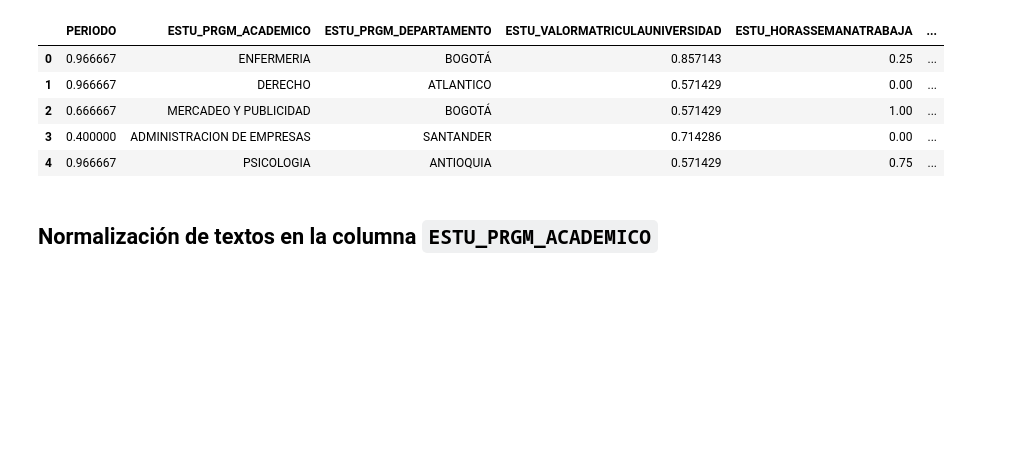
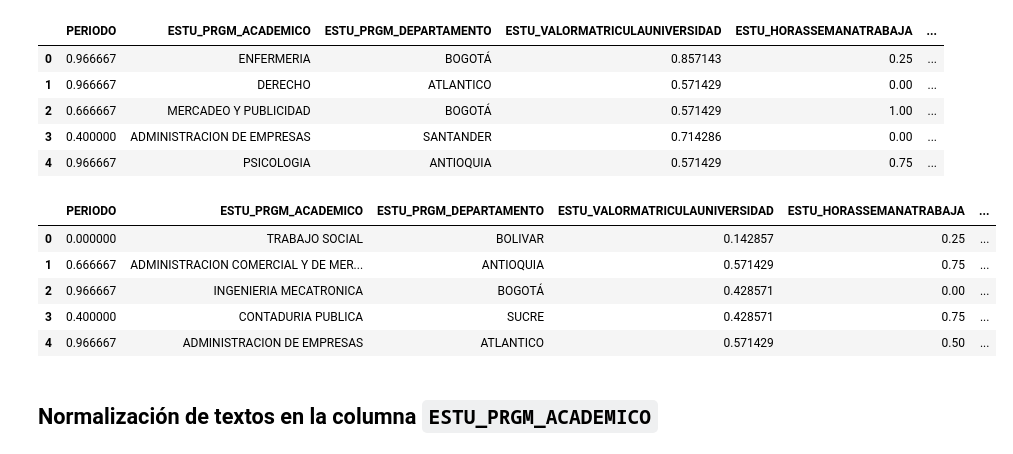
Before and after one commit to LuisDavid999/UDEA-ai4eng-20251-Pruebas-Saber-Pro-Colombia, a Jupyter notebook: 02 - preprocesado.ipynb, the cells around one changed output. Cells and saved outputs as stored; diff of their text form; code cells hidden in the pictures; blank space fills up the shorter version.

```diff
--- a/02 - preprocesado.ipynb
+++ b/02 - preprocesado.ipynb
@@ -88,2 +120,6 @@ print(np.unique(dataset['PERIODO']))
 # %% [output]
 [20183 20184 20194 20195 20196 20202 20203 20212 20213]
+# %%
+X_test['PERIODO'] = X_test['PERIODO'].astype('category').cat.as_ordered()
+
+print(np.unique(X_test['PERIODO']))
@@ -264,3 +396,21 @@ FAMI_EDUCACIONPADRE
 0.090909     16592
 0.181818      9229
 Name: count, dtype: int64
+# %%
+# Convertir a categoría ordinal
+X_test['FAMI_EDUCACIONPADRE'] = pd.Categorical(
+    X_test['FAMI_EDUCACIONPADRE'],
+    categories=educacion_padre_order,
+    ordered=True
+)
+
+# Obtener códigos numéricos (0 a n-1)
+X_test['FAMI_EDUCACIONPADRE'] = X_test['FAMI_EDUCACIONPADRE'].cat.codes
+
+# Escalar entre 0 y 1
+scaler = MinMaxScaler()
+X_test['FAMI_EDUCACIONPADRE'] = scaler.fit_transform(
+    X_test[['FAMI_EDUCACIONPADRE']]
+)
+
+print(X_test['FAMI_EDUCACIONPADRE'].value_counts())
@@ -310,3 +475,21 @@ FAMI_EDUCACIONMADRE
 0.090909      3017
 0.181818      1918
 Name: count, dtype: int64
+# %%
+# Convertir a categoría ordinal
+X_test['FAMI_EDUCACIONMADRE'] = pd.Categorical(
+    X_test['FAMI_EDUCACIONMADRE'],
+    categories=educacion_madre_order,
+    ordered=True
+)
+
+# Obtener códigos numéricos (0 a n-1)
+X_test['FAMI_EDUCACIONMADRE'] = X_test['FAMI_EDUCACIONMADRE'].cat.codes
+
+# Escalar entre 0 y 1
+scaler = MinMaxScaler()
+X_test['FAMI_EDUCACIONMADRE'] = scaler.fit_transform(
+    X_test[['FAMI_EDUCACIONMADRE']]
+)
+
+print(X_test['FAMI_EDUCACIONMADRE'].value_counts())
@@ -361,6 +554,17 @@ dataset.head()
 | 2 | 0.666667 | MERCADEO Y PUBLICIDAD | BOGOTÁ | 0.571429 | 1.00 | ... |
 | 3 | 0.400000 | ADMINISTRACION DE EMPRESAS | SANTANDER | 0.714286 | 0.00 | ... |
 | 4 | 0.966667 | PSICOLOGIA | ANTIOQUIA | 0.571429 | 0.75 | ... |
+# %%
+X_test[binary_cols] = X_test[binary_cols].apply(lambda x: x.map({'Si': 1, 'No': 0, 'S': 1, 'N': 0}))
+
+X_test.head()
+# %% [output]
+|  | PERIODO | ESTU_PRGM_ACADEMICO | ESTU_PRGM_DEPARTAMENTO | ESTU_VALORMATRICULAUNIVERSIDAD | ESTU_HORASSEMANATRABAJA | ... |
+| 0 | 0.000000 | TRABAJO SOCIAL | BOLIVAR | 0.142857 | 0.25 | ... |
+| 1 | 0.666667 | ADMINISTRACION COMERCIAL Y DE MER... | ANTIOQUIA | 0.571429 | 0.75 | ... |
+| 2 | 0.966667 | INGENIERIA MECATRONICA | BOGOTÁ | 0.428571 | 0.00 | ... |
+| 3 | 0.400000 | CONTADURIA PUBLICA | SUCRE | 0.428571 | 0.75 | ... |
+| 4 | 0.966667 | ADMINISTRACION DE EMPRESAS | ATLANTICO | 0.571429 | 0.50 | ... |
 # %% [markdown]
 ## **Normalización de textos en la columna `ESTU_PRGM_ACADEMICO`**
 # %%
```
Also changed, not shown: parts of 35 cells of this notebook.
